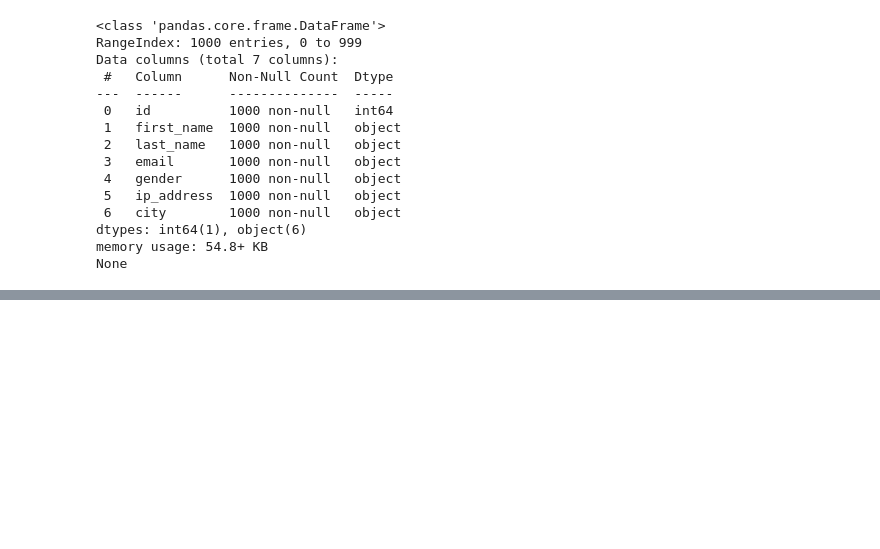
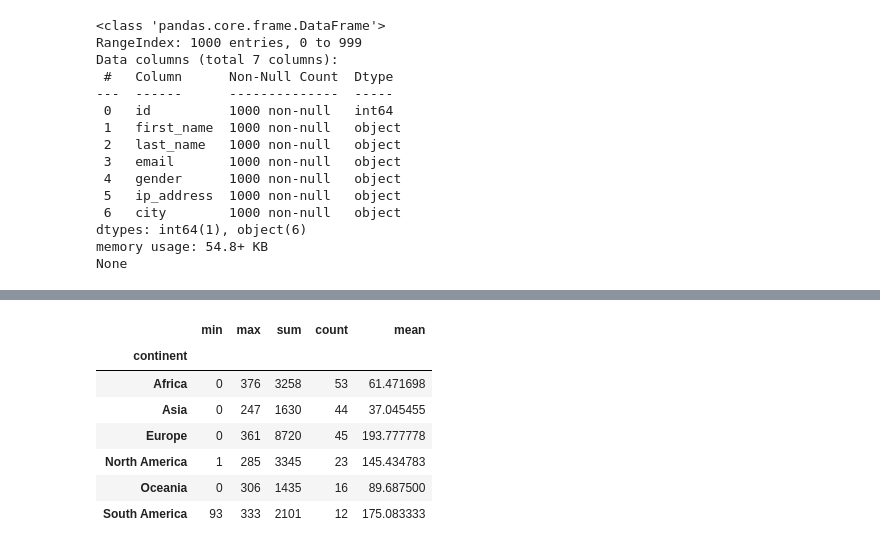
Before and after one commit to taghouti-ghofrane/ELIF-EVENT-2, a Jupyter notebook: PDF_READER & CSV Reader/PDF_READER.ipynb, the cells around one changed output, grey strips where cells are left out. Saved outputs shown, nothing was run; the diff lists cells and outputs as text; code cells hidden in the pictures; blank space fills up the shorter version.

```diff
--- a/PDF_READER & CSV Reader/PDF_READER.ipynb
+++ b/PDF_READER & CSV Reader/PDF_READER.ipynb
@@ -199,0 +234,7 @@ None
+# %%
+import pandas as pd
+
+# import csv file
+df = pd.read_csv("https://bit.ly/drinksbycountry")
+
+df.head()
@@ -199,0 +263,15 @@ None
+# %%
+df.groupby(df["continent"]).beer_servings.agg(["min",
+                                               "max",
+                                               "sum",
+                                               "count",
+                                               "mean"])
+# %% [output]
+|  | min | max | sum | count | mean |
+| continent |  |  |  |  |  |
+| Africa | 0 | 376 | 3258 | 53 | 61.471698 |
+| Asia | 0 | 247 | 1630 | 44 | 37.045455 |
+| Europe | 0 | 361 | 8720 | 45 | 193.777778 |
+| North America | 1 | 285 | 3345 | 23 | 145.434783 |
+| Oceania | 0 | 306 | 1435 | 16 | 89.687500 |
+| South America | 93 | 333 | 2101 | 12 | 175.083333 |
```
Also changed, not shown: parts of 4 cells of this notebook.
